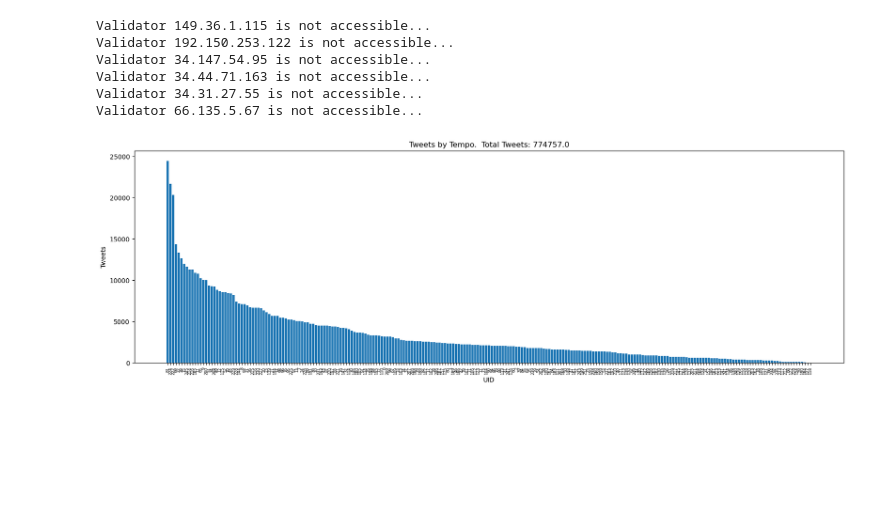
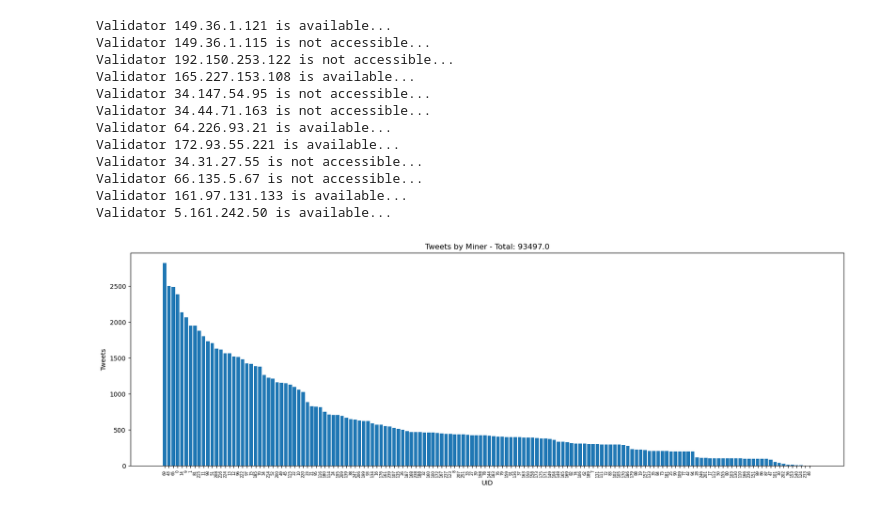
Before and after one commit to masa-finance/masa-bittensor, a Jupyter notebook: notebooks/mainnet/volumes.ipynb, the cells around one changed output. Drawn from its saved outputs; the diff is of its cells as text; code cells hidden in the pictures; blank space fills up the shorter version.

```diff
--- a/notebooks/mainnet/volumes.ipynb
+++ b/notebooks/mainnet/volumes.ipynb
@@ -5,7 +5,7 @@ import matplotlib.pyplot as plt
 import requests
 import bittensor as bt
 
-tempos = 1000
+tempos = 6
 
 # Connect to the mainnet bittensor netuid 42 and pull the metagraph of axons
 subtensor = bt.subtensor(network="finney")
@@ -21,6 +21,7 @@ for ip in validator_ips:
         response = requests.get(f"http://{ip}:8000/healthcheck", timeout=5)
         if response.ok:
             healthy_validator_ips.append(ip)
+            print(f"Validator {ip} is available...")
     except requests.exceptions.RequestException as e:
         print(f"Validator {ip} is not accessible...")
 
@@ -42,34 +43,40 @@ for data in all_volumes:
         if volume > 0:  # Only consider miners with volume greater than 0
             if miner in volumes_df:
                 volumes_df[miner] += volume
             else:
                 volumes_df[miner] = volume
 
 # Convert to DataFrame for easier plotting
 df = pd.DataFrame(list(volumes_df.items()), columns=['UID', 'Volume'])
 
 # Sort the DataFrame by total volume
 df = df.sort_values(by='Volume', ascending=False)
 
 # Sum all of the volumes
 total_volume = df['Volume'].sum()
 
 # Plot the volumes
 plt.figure(figsize=(20, 6))
 plt.bar(df['UID'], df['Volume'])
 plt.xlabel('UID')
 plt.ylabel('Tweets')
 plt.title("Tweets by Miner - Total: " + str(total_volume))
 plt.xticks(rotation=90, fontsize=6)
 plt.show()
 # %% [output]
+Validator 149.36.1.121 is available...
 Validator 149.36.1.115 is not accessible...
 Validator 192.150.253.122 is not accessible...
+Validator 165.227.153.108 is available...
 Validator 34.147.54.95 is not accessible...
 Validator 34.44.71.163 is not accessible...
+Validator 64.226.93.21 is available...
+Validator 172.93.55.221 is available...
 Validator 34.31.27.55 is not accessible...
 Validator 66.135.5.67 is not accessible...
+Validator 161.97.131.133 is available...
+Validator 5.161.242.50 is available...
-[figure, old version]
+[figure, new version]
 # %% [markdown]
 <a style='text-decoration:none;line-height:16px;display:flex;color:#5B5B62;padding:10px;justify-content:end;' href='https://deepnote.com?utm_source=created-in-deepnote-cell&projectId=f017507a-86ad-40cb-8efa-5587c78ee158' target="_blank">
 <img alt='Created in deepnote.com' style='display:inline;max-height:16px;margin:0px;margin-right:7.5px;' src='embedded-picture-1' > </img>
```
